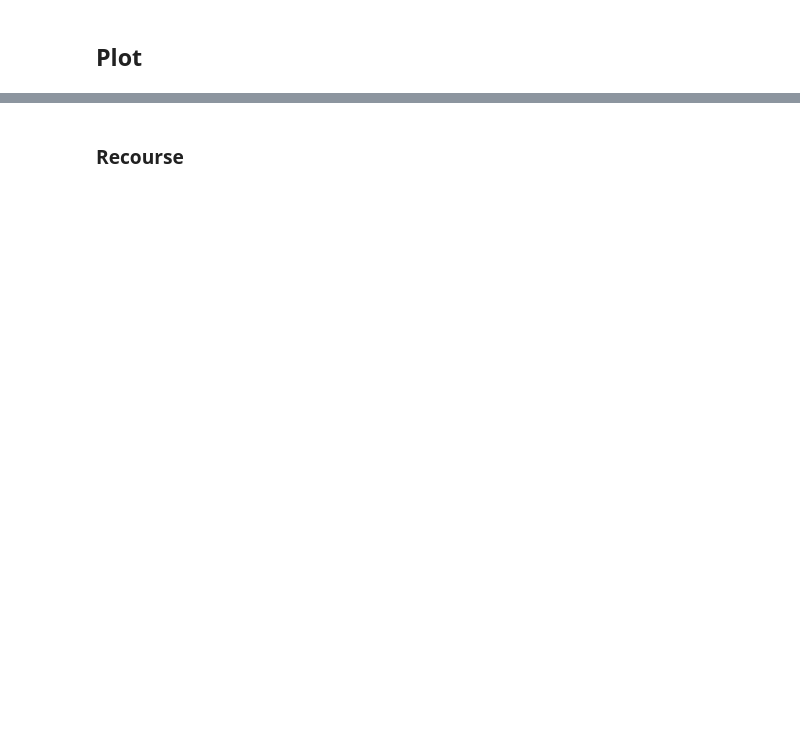
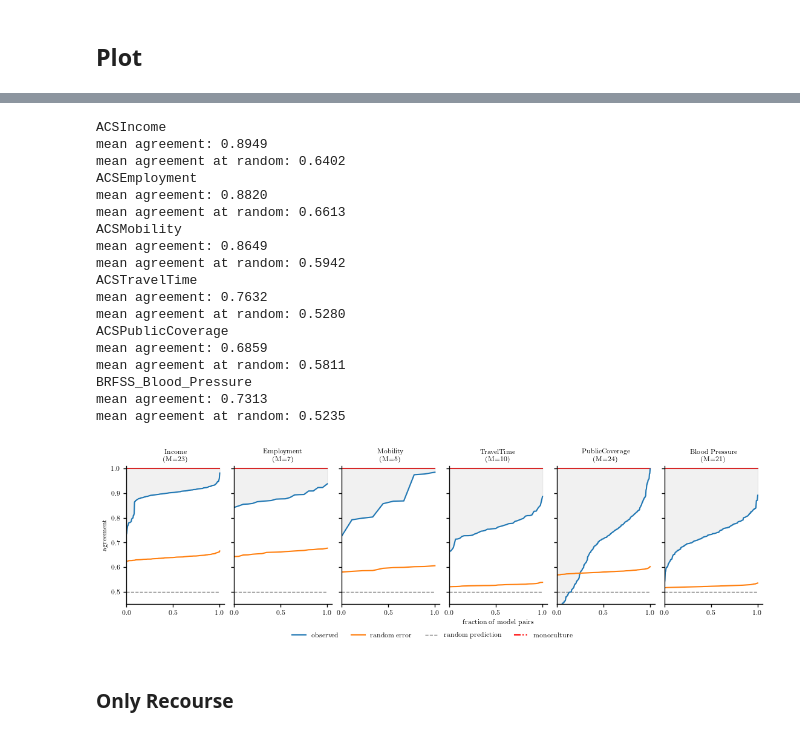
Before and after one commit to milagorecki/monoculture-multiplicity-paper, a Jupyter notebook: notebooks/same-prompt/agreement-recourse.ipynb, the cells around one changed output, grey strips where cells are left out. Saved outputs shown, nothing was run; the diff lists cells and outputs as text; code cells hidden in the pictures; blank space fills up the shorter version.

```diff
--- a/notebooks/same-prompt/agreement-recourse.ipynb
+++ b/notebooks/same-prompt/agreement-recourse.ipynb
@@ -166,0 +71,6 @@ See the caveats in the documentation: https://pandas.pydata.org/pandas-docs/stab
+# %%
+predictions_all = load_model_outputs_same_prompt(
+    df, tasks=TASKS, return_risk_scores=False
+)
+
+df = add_evals_to_df(df)
@@ -289,0 +87,9 @@ BRFSS_Blood_Pressure 44586
+# %%
+try:
+    data_all
+except NameError:
+    print("'data_all' not yet defined")
+    data_all = load_data_if_needed(data=None, tasks=TASKS)
+else:
+    print("Already defined, update if needed.")
+    data_all = load_data_if_needed(data=data_all, tasks=TASKS)
@@ -313,0 +137,5 @@ fp_rates = {
+# %%
+tp_rates = {}
+for task in TASKS:
+    mask = (df["task"] == task) & (df["model"].isin(predictions[task].columns))
+    tp_rates[task] = list(1.0 - df[mask]["fnr"].values)
@@ -605,2 +303,58 @@ agreement-0-shot_tresh_fitted_pos_instances_eps0_05
+# %%
+tasks_to_plot = [task for task in TASKS if task != 'BRFSS_Diabetes']
+
+fig_width = 2*plt.rcParams["figure.figsize"][0]
+fig_height = plt.rcParams["figure.figsize"][1]
+
+fig, axs = plt.subplots(
+    1,
+    len(tasks_to_plot),
+    figsize=(fig_width, fig_height),
+    sharey="row",
+    constrained_layout=True,
+)
+
+for i, task in enumerate(tasks_to_plot):
+    print(task)
+    M = len(predictions[task].columns)
+    # agreement
+    mask = (df["task"] == task) & (df["model"].isin(predictions[task].columns))
+    acc_dict = df_to_dict(df[mask][["model", "accuracy"]])
+    axs[i] = plot_agreement_wrapper(
+        axs[i], predictions=predictions[task], accuracies=acc_dict
+    )
+
+    axs[i].set_title(
+                f"{task.replace('ACS', '').replace('BRFSS', '').replace('_', ' ')}\n(M={M})"
+            )
+
+axs[0].set_ylabel("agreement")
+axs[len(tasks_to_plot) // 2].set_xlabel("fraction of model pairs")
+
+configure_legend(fig, axs, offset= 0.2)
+
+file_name = build_filename(name="agreement")
+
+plt.show()
+# %% [output]
+ACSIncome
+mean agreement: 0.8949
+mean agreement at random: 0.6402
+ACSEmployment
+mean agreement: 0.8820
+mean agreement at random: 0.6613
+ACSMobility
+mean agreement: 0.8649
+mean agreement at random: 0.5942
+ACSTravelTime
+mean agreement: 0.7632
+mean agreement at random: 0.5280
+ACSPublicCoverage
+mean agreement: 0.6859
+mean agreement at random: 0.5811
+BRFSS_Blood_Pressure
+mean agreement: 0.7313
+mean agreement at random: 0.5235
+[figure, added]
 # %% [markdown]
-### Recourse
+### Only Recourse
```
Also changed, not shown: parts of 28 cells of this notebook.
